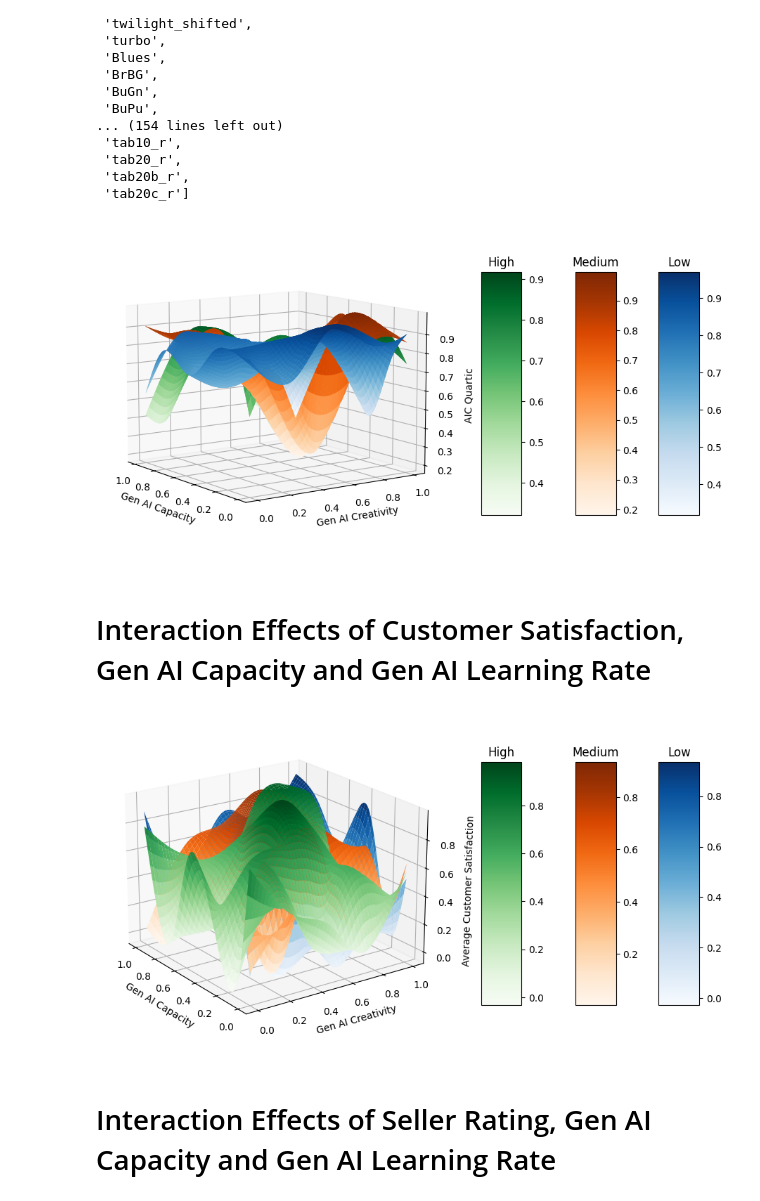
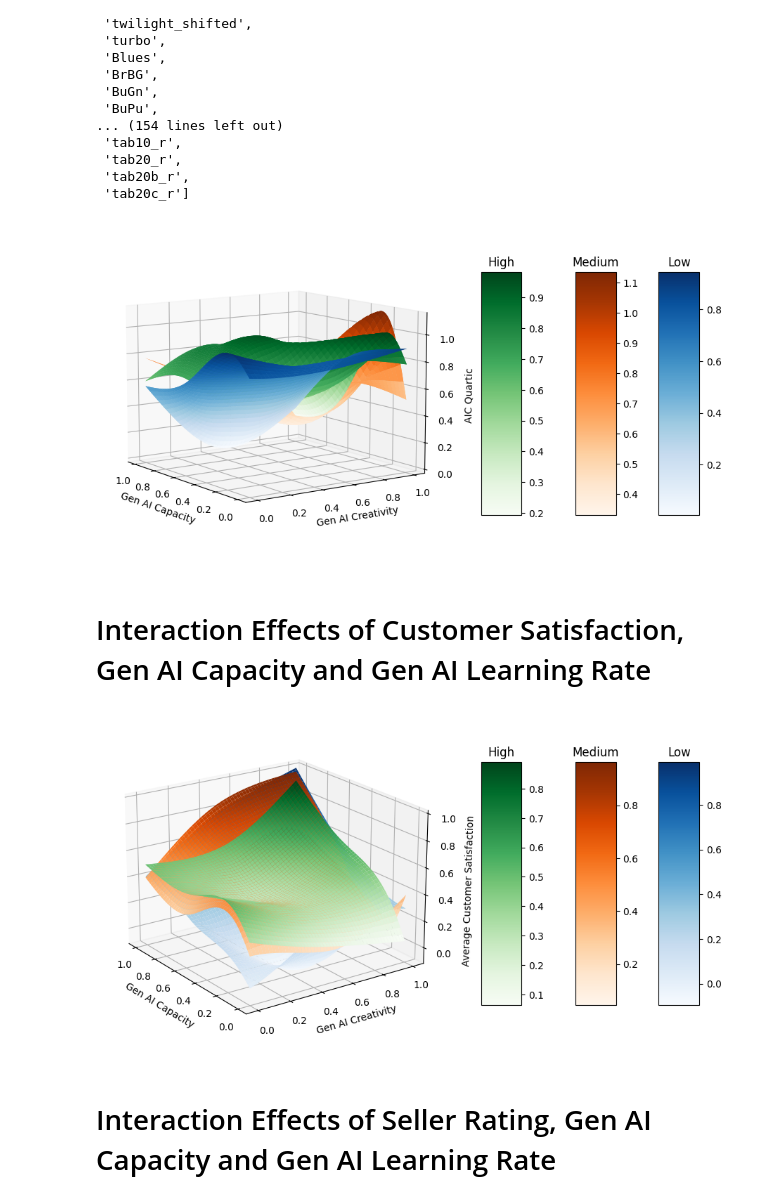
Before and after one commit to SecJiahui/GenAI_Customer, a Jupyter notebook: GenAI_Customer/regression_avg_iterations_v2.ipynb, the cells around one changed output. Cells and saved outputs as stored; diff of their text form; code cells hidden in the pictures.

```diff
--- a/GenAI_Customer/regression_avg_iterations_v2.ipynb
+++ b/GenAI_Customer/regression_avg_iterations_v2.ipynb
@@ -34,9 +34,16 @@ df.loc[df['capacity_gen_ai'] == 0, 'percentage_willing_to_share_info'] = 0
 # select columns
 df_select = df[['total_steps', 'Average Satisfaction', 'learning_rate_gen_ai', 'capacity_gen_ai','creativity_gen_ai', 'percentage_willing_to_share_info', 'num_customers', 'num_retailers', 'num_products','AIC Quartic (Sum)', 'AIC Quadratic (Minimum)', 'Average Seller Rating']]
 
+
 df_select.replace([-np.inf, np.inf], np.nan, inplace=True)
 
 df_select.dropna(inplace=True)
+
+filtered_df = df_select[
+    df_select['creativity_gen_ai'].isin([0.1, 0.5, 0.9]) &
+    df_select['capacity_gen_ai'].isin([0, 0.1, 0.5, 0.9])&
+    df_select['learning_rate_gen_ai'].isin([0, 0.2, 0.4, 0.6, 0.8])
+]
 # %% [output]
 A value is trying to be set on a copy of a slice from a DataFrame
 
@@ -58,5 +65,5 @@ plt.show()
 # %%
 # Remove rows where 'aic_quartic_original' is less than -400
-df_select = df_select[df_select['AIC Quadratic (Minimum)'] >= -400]
+filtered_df = filtered_df[filtered_df['AIC Quadratic (Minimum)'] >= -370]
 # %%
 # Plotting the distribution of 'aic_quartic_original'
@@ -114,6 +128,6 @@ grouped_df_test_2.head(50)
 # %%
 # Group the data by 'learning_rate_gen_ai', 'capacity_gen_ai', and 'creativity_gen_ai'
-grouped_df = df_select.groupby(['learning_rate_gen_ai', 'capacity_gen_ai', 'creativity_gen_ai']).agg({
+grouped_df = filtered_df.groupby(['learning_rate_gen_ai', 'capacity_gen_ai', 'creativity_gen_ai']).agg({
     'AIC Quartic (Sum)': 'mean',
     'AIC Quadratic (Minimum)': 'mean',
     'Average Satisfaction': 'mean',
@@ -149,7 +163,7 @@ rows_to_duplicate = grouped_df[grouped_df['percentage_willing_to_share_info'] ==
 
 duplicated_rows = pd.concat([rows_to_duplicate] * 5, ignore_index=True)
 
-df_extended = pd.concat([df_select, duplicated_rows], ignore_index=True)
+df_extended = pd.concat([grouped_df, duplicated_rows], ignore_index=True)
 # %% [markdown]
 # Data Normalization
 # %%
@@ -393,36 +407,36 @@ for i, rate in enumerate(['Learning Rate Low', 'Learning Rate Medium', 'Learning
     y = subset['gen_ai_creativity']
     z = subset['aic_quartic_min']
 
     # Creating a grid to interpolate
-    xi = np.linspace(x.min(), x.max(), 100)
-    yi = np.linspace(y.min(), y.max(), 100)
+    xi = np.linspace(x.min(), x.max(), 80)
+    yi = np.linspace(y.min(), y.max(), 80)
     xi, yi = np.meshgrid(xi, yi)
     zi = griddata((x, y), z, (xi, yi), method='cubic')
 
     # Plotting the surface for each subset
     surf = ax.plot_surface(xi, yi, zi, cmap=cmaps[i], edgecolor='none')
 
     # Plotting the surface for each subset
     surf = ax.plot_surface(xi, yi, zi, cmap=cmaps[i], edgecolor='none')
 
     # Adding a color bar for each surface and setting a title for it
     cbar = fig.colorbar(surf, ax=ax, shrink=0.5, aspect=6, pad=0.05*i)
     cbar.ax.set_title(rate.split()[2])  # Set title for each color bar
 
 ax.view_init(elev=10, azim=-35)
 
 
 # Setting labels for each axis
 ax.set_xlabel('Gen AI Capacity')
 ax.set_ylabel('Gen AI Creativity')
 ax.set_zlabel('AIC Quartic')
 
 # Inverting X axes
 ax.set_xlim(ax.get_xlim()[::-1])
 
 plt.show()
 # %% [output]
-[figure, old version]
+[figure, new version]
 # %% [markdown]
 # Interaction Effects of Customer Satisfaction, Gen AI Capacity and Gen AI Learning Rate
 # %%
@@ -471,7 +485,7 @@ ax.set_xlim(ax.get_xlim()[::-1])
 
 plt.show()
 # %% [output]
-[figure, old version]
+[figure, new version]
 # %% [markdown]
 # Interaction Effects of Seller Rating, Gen AI Capacity and Gen AI Learning Rate
 # %%
```
Also changed, not shown: parts of 23 cells of this notebook, 5 other files.
